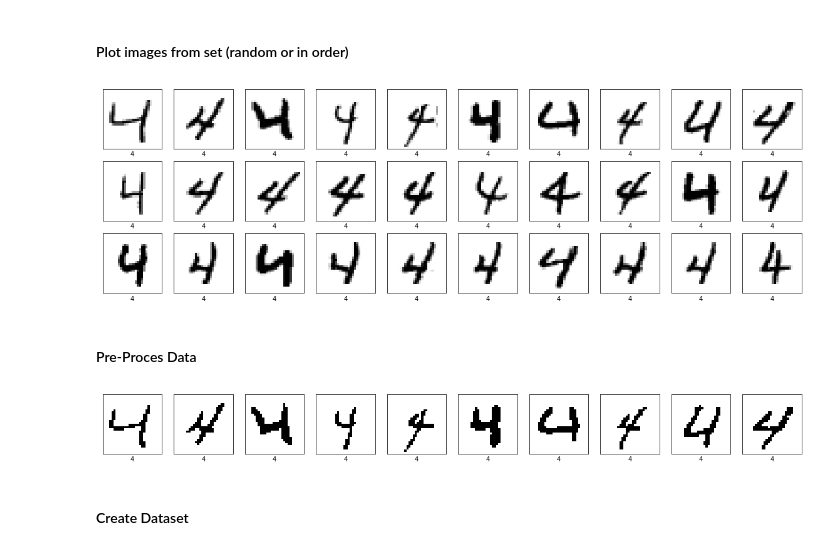
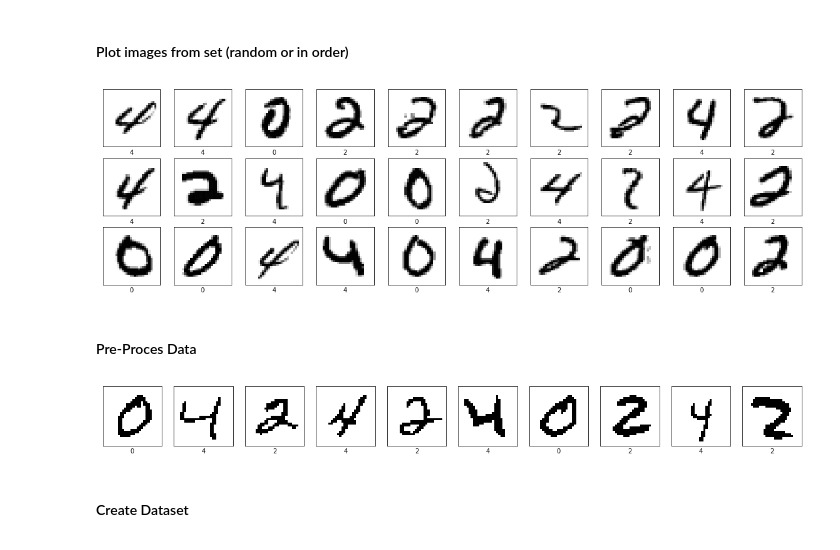
Before and after one commit to lorenzosintini/4YP, a Jupyter notebook: CVAE_MNIST_Numbers.ipynb, the cells around one changed output. Cells and saved outputs as stored; diff of their text form; code cells hidden in the pictures.

```diff
--- a/CVAE_MNIST_Numbers.ipynb
+++ b/CVAE_MNIST_Numbers.ipynb
@@ -22,10 +22,6 @@ import sys
 mnist = tf.keras.datasets.mnist
 (x_train, y_train), (x_test, y_test) = mnist.load_data()
 
-choose_class = 1
-crop_input = 1
-classes_to_pick = [4]
-data_inputs = 1000
 
 def pick_class(x_train, y_train, class_n):
   pics = (y_train == class_n[0])
@@ -35,12 +31,12 @@ def pick_class(x_train, y_train, class_n):
   new_y_train=y_train[pics]
   return new_x_train, new_y_train
 
-if choose_class == 1:
-  x_train, y_train = pick_class(x_train, y_train, classes_to_pick)
+classes_to_pick = [0,2,4]
+x_train, y_train = pick_class(x_train, y_train, classes_to_pick)
 
-if crop_input == 1:
-  x_train = x_train[0:-1]
-  y_train = y_train[0:-1]
+data_input = -1
+x_train = x_train[0:data_input]
+y_train = y_train[0:data_input]
 # %% [markdown]
 #### Define Data Size and Classes
 # %%
@@ -56,23 +52,23 @@ input_range = np.amax(x_train)
 # %% [markdown]
 #### Plot images from set (random or in order)
 # %%
-def plot_images(x_train, y_train, figures_to_plot=10, pick_random=False, include_labels=True):
-    n_rows = np.ceil(figures_to_plot/10)
+def plot_images(x_train, y_train, figures_to_plot, pick_random=False, include_labels=True):
+    n_rows = np.ceil((figures_to_plot[1])/10)
     plot = plt.figure(figsize=[20,2*n_rows])
-    for i in range(figures_to_plot):
+    for i in range(figures_to_plot[0],figures_to_plot[1]):
         if pick_random:
             pic_n = random.randint(0,len(x_train))
         else: pic_n = i
         plt.subplot(n_rows,10,i+1)
         plt.xticks([]); plt.yticks([])
         plt.imshow(x_train[pic_n], cmap=plt.cm.binary)
         if include_labels:
             plt.xlabel(y_train[pic_n])
     plt.show()
 
-plot_images(x_train, y_train, 30)
+plot_images(x_train, y_train, [160,190])
 # %% [output]
-[figure, old version]
+[figure, new version]
 # %% [markdown]
 #### Pre-Proces Data
 # %%
@@ -89,12 +85,12 @@ test_images = set_pixels_binary(test_images)
 train_labels = y_train
 test_labels = y_test
 
-plot_images(train_images, train_labels, 10)
+plot_images(train_images, train_labels, [0,10])
 
 train_images = train_images.reshape(N_train, image_shape[0], image_shape[1], N_image_channels).astype('float32')
 test_images = test_images.reshape(N_test, image_shape[0], image_shape[1], N_image_channels).astype('float32')
 # %% [output]
-[figure, old version]
+[figure, new version]
 # %% [markdown]
 #### Create Dataset
 # %%
```
Also changed, not shown: parts of 7 cells of this notebook.
